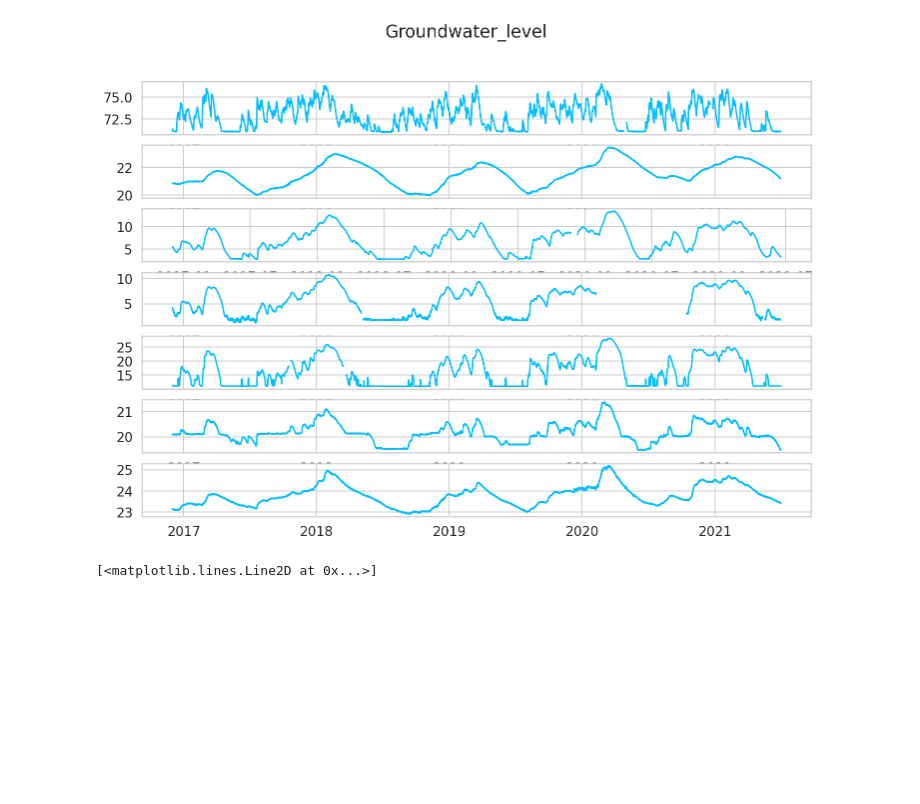
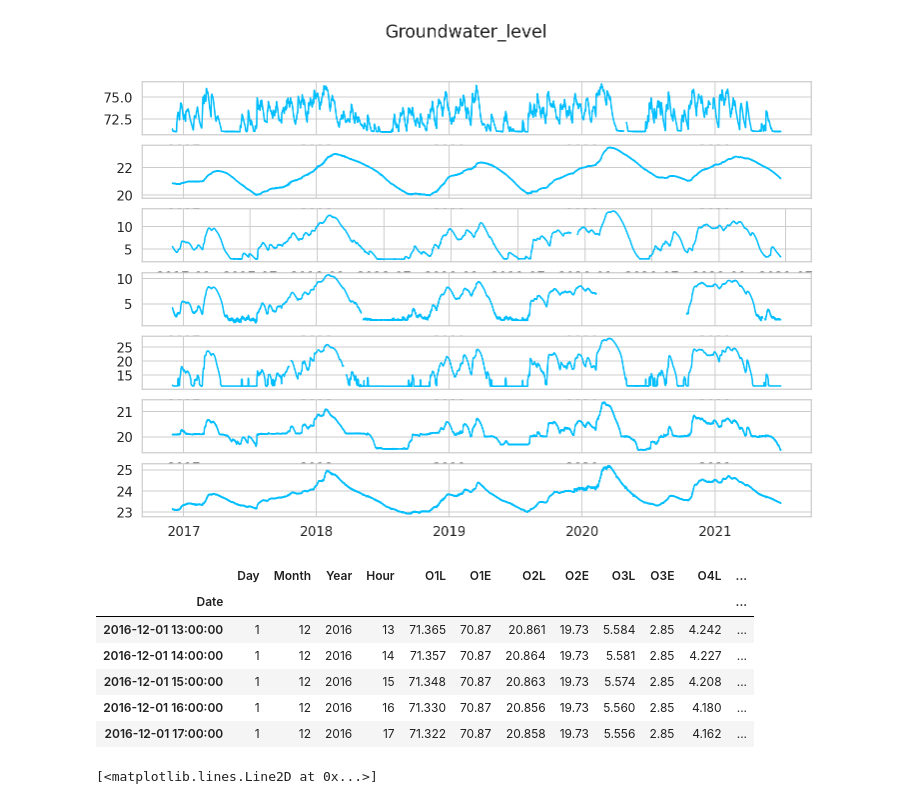
Before and after one commit to 2359181042/GNN_cs224w, a Jupyter notebook: Ireland_wells.ipynb, the cells around one changed output. Cells and saved outputs as stored; diff of their text form; code cells hidden in the pictures; blank space fills up the shorter version.

```diff
--- a/Ireland_wells.ipynb
+++ b/Ireland_wells.ipynb
@@ -140,6 +140,16 @@ axs[6].plot(df.index, df['O7L'])
 [<matplotlib.lines.Line2D at 0x...>]
 <Figure size 1280x400 with 0 Axes>
 [figure]
+# %%
+df2.head()
+# %% [output]
+|  | Day | Month | Year | Hour | O1L | O1E | O2L | O2E | O3L | O3E | O4L | ... |
+| Date |  |  |  |  |  |  |  |  |  |  |  | ... |
+| 2016-12-01 13:00:00 | 1 | 12 | 2016 | 13 | 71.365 | 70.87 | 20.861 | 19.73 | 5.584 | 2.85 | 4.242 | ... |
+| 2016-12-01 14:00:00 | 1 | 12 | 2016 | 14 | 71.357 | 70.87 | 20.864 | 19.73 | 5.581 | 2.85 | 4.227 | ... |
+| 2016-12-01 15:00:00 | 1 | 12 | 2016 | 15 | 71.348 | 70.87 | 20.863 | 19.73 | 5.574 | 2.85 | 4.208 | ... |
+| 2016-12-01 16:00:00 | 1 | 12 | 2016 | 16 | 71.330 | 70.87 | 20.856 | 19.73 | 5.560 | 2.85 | 4.180 | ... |
+| 2016-12-01 17:00:00 | 1 | 12 | 2016 | 17 | 71.322 | 70.87 | 20.858 | 19.73 | 5.556 | 2.85 | 4.162 | ... |
 # %%
 df2=df
 df2['O1E']=df2['O1E'].fillna(method='ffill', axis=0)
```
Also changed, not shown: parts of 34 cells of this notebook.
